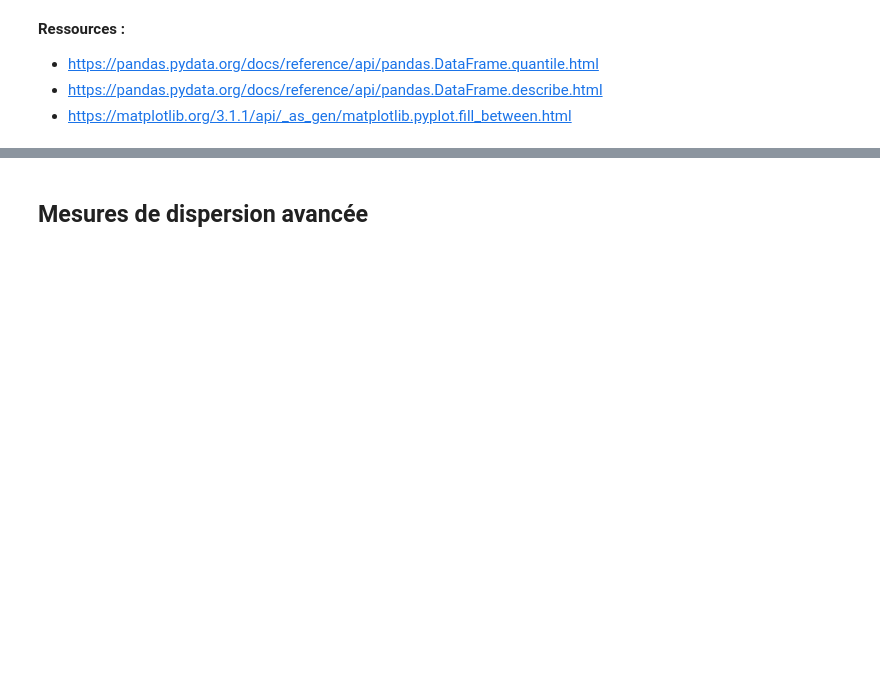
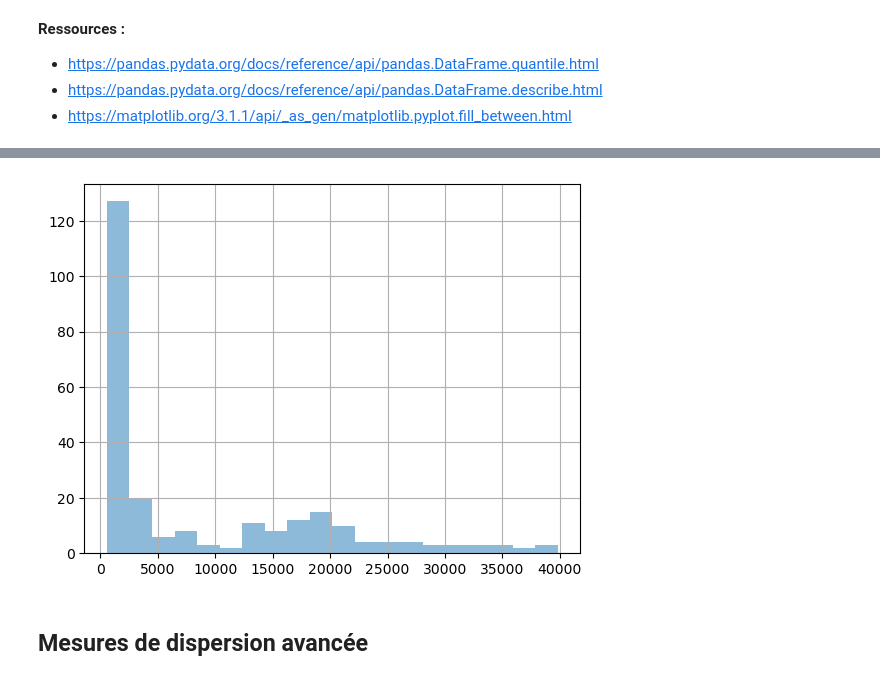
Before and after one commit to ELMOTTA89/Statistique, a Jupyter notebook: 7. Statistiques/1 - Statistiques - Introduction - Gapminder - 2.5jrs/1. Intro Gapminder.ipynb, the cells around one changed output, grey strips where cells are left out. Saved outputs shown, nothing was run; the diff lists cells and outputs as text; code cells hidden in the pictures; blank space fills up the shorter version.

```diff
--- a/7. Statistiques/1 - Statistiques - Introduction - Gapminder - 2.5jrs/1. Intro Gapminder.ipynb
+++ b/7. Statistiques/1 - Statistiques - Introduction - Gapminder - 2.5jrs/1. Intro Gapminder.ipynb
@@ -783,0 +780,4 @@ Calculer **à la main** les 4 grandeurs présentées dans la partie théorique p
+# %%
+#l'ecart type
+df_std_devs=df_income.iloc[:,1:]
+df_std_devs.std().sort_values()
@@ -784,3 +797,9 @@ Calculer **à la main** les 4 grandeurs présentées dans la partie théorique p
+# %%
+# Tracer un histogramme avec plusieurs colonnes
+df_std_devs.std().sort_values().hist(bins=20, alpha=0.5)
+plt.show()
+# %% [output]
+[figure, added]
 # %% [markdown]
 ## Mesures de dispersion avancée
 # %% [markdown]
```
Also changed, not shown: parts of 11 cells of this notebook, 1 other file.
